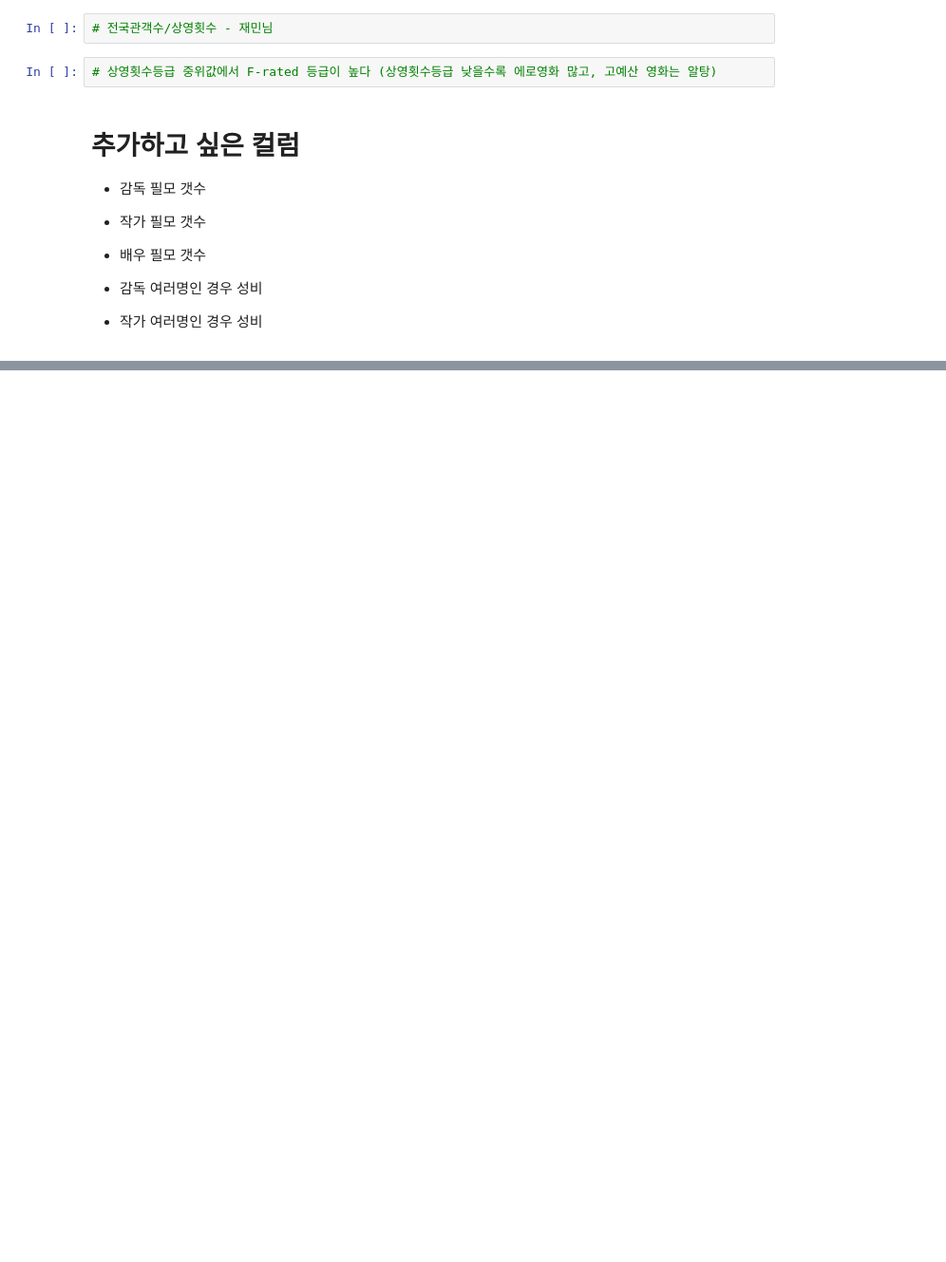
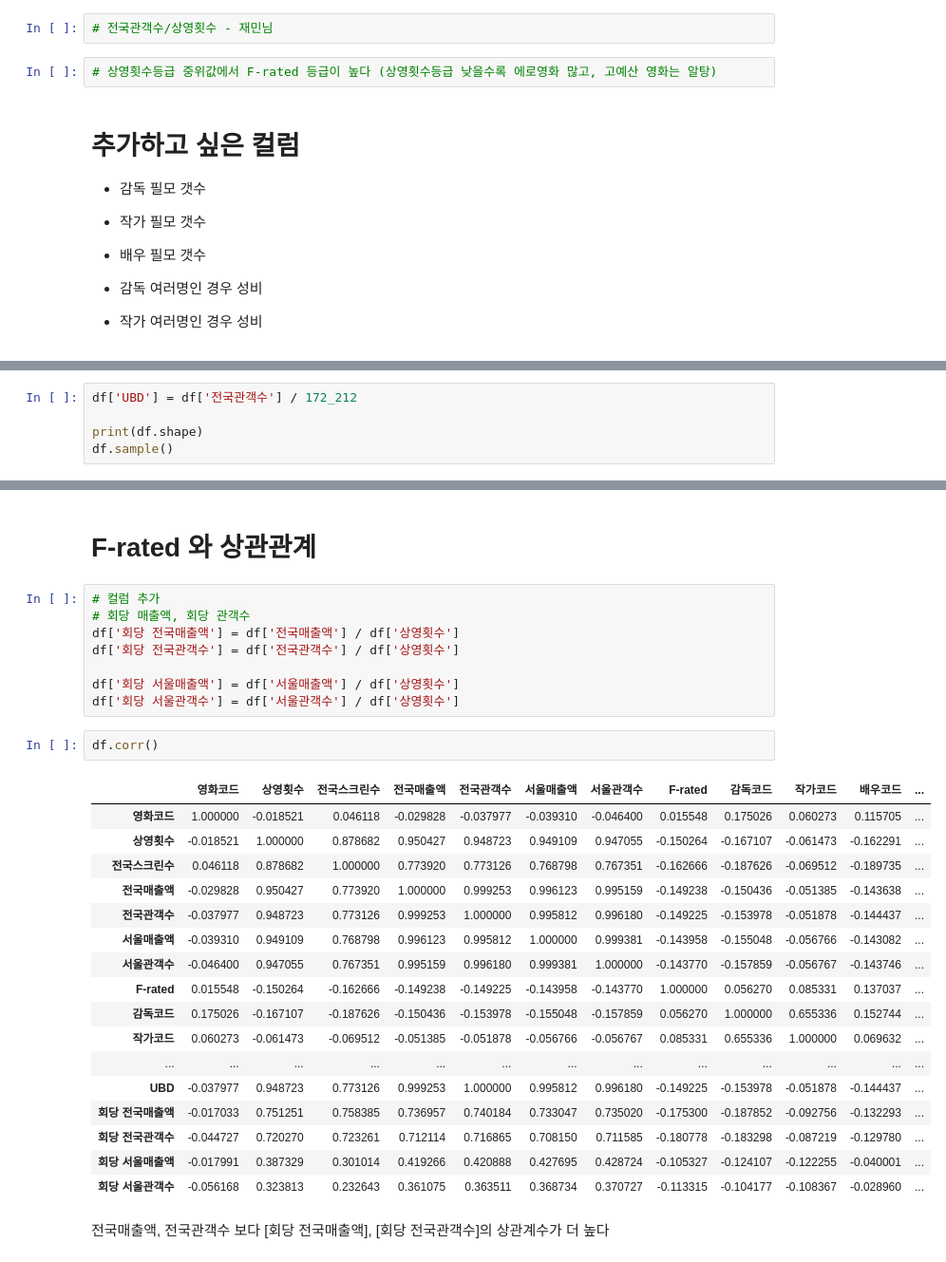
Before and after one commit to kim4pb/Female-led-Korean-Films, a Jupyter notebook: 03.ButterKnife/F-rated_성비_연도별_상영횟수등급.ipynb, the cells around one changed output, grey strips where cells are left out. Shown at 95% size. Drawn from its saved outputs; the diff is of its cells as text; blank space fills up the shorter version.

```diff
--- a/03.ButterKnife/F-rated_성비_연도별_상영횟수등급.ipynb
+++ b/03.ButterKnife/F-rated_성비_연도별_상영횟수등급.ipynb
@@ -913,0 +1124,5 @@ Index(['영화명', '영화코드', '개봉일', '대표국적', '국적', '장
+# %%
+df['UBD'] = df['전국관객수'] / 172_212
+
+print(df.shape)
+df.sample()
@@ -913,0 +1141,33 @@ Index(['영화명', '영화코드', '개봉일', '대표국적', '국적', '장
+# %% [markdown]
+# F-rated 와 상관관계
+# %%
+# 컬럼 추가
+# 회당 매출액, 회당 관객수
+df['회당 전국매출액'] = df['전국매출액'] / df['상영횟수']
+df['회당 전국관객수'] = df['전국관객수'] / df['상영횟수']
+
+df['회당 서울매출액'] = df['서울매출액'] / df['상영횟수']
+df['회당 서울관객수'] = df['서울관객수'] / df['상영횟수']
+# %%
+df.corr()
+# %% [output]
+|  | 영화코드 | 상영횟수 | 전국스크린수 | 전국매출액 | 전국관객수 | 서울매출액 | 서울관객수 | F-rated | 감독코드 | 작가코드 | 배우코드 | ... |
+| 영화코드 | 1.000000 | -0.018521 | 0.046118 | -0.029828 | -0.037977 | -0.039310 | -0.046400 | 0.015548 | 0.175026 | 0.060273 | 0.115705 | ... |
+| 상영횟수 | -0.018521 | 1.000000 | 0.878682 | 0.950427 | 0.948723 | 0.949109 | 0.947055 | -0.150264 | -0.167107 | -0.061473 | -0.162291 | ... |
+| 전국스크린수 | 0.046118 | 0.878682 | 1.000000 | 0.773920 | 0.773126 | 0.768798 | 0.767351 | -0.162666 | -0.187626 | -0.069512 | -0.189735 | ... |
+| 전국매출액 | -0.029828 | 0.950427 | 0.773920 | 1.000000 | 0.999253 | 0.996123 | 0.995159 | -0.149238 | -0.150436 | -0.051385 | -0.143638 | ... |
+| 전국관객수 | -0.037977 | 0.948723 | 0.773126 | 0.999253 | 1.000000 | 0.995812 | 0.996180 | -0.149225 | -0.153978 | -0.051878 | -0.144437 | ... |
+| 서울매출액 | -0.039310 | 0.949109 | 0.768798 | 0.996123 | 0.995812 | 1.000000 | 0.999381 | -0.143958 | -0.155048 | -0.056766 | -0.143082 | ... |
+| 서울관객수 | -0.046400 | 0.947055 | 0.767351 | 0.995159 | 0.996180 | 0.999381 | 1.000000 | -0.143770 | -0.157859 | -0.056767 | -0.143746 | ... |
+| F-rated | 0.015548 | -0.150264 | -0.162666 | -0.149238 | -0.149225 | -0.143958 | -0.143770 | 1.000000 | 0.056270 | 0.085331 | 0.137037 | ... |
+| 감독코드 | 0.175026 | -0.167107 | -0.187626 | -0.150436 | -0.153978 | -0.155048 | -0.157859 | 0.056270 | 1.000000 | 0.655336 | 0.152744 | ... |
+| 작가코드 | 0.060273 | -0.061473 | -0.069512 | -0.051385 | -0.051878 | -0.056766 | -0.056767 | 0.085331 | 0.655336 | 1.000000 | 0.069632 | ... |
+| ... | ... | ... | ... | ... | ... | ... | ... | ... | ... | ... | ... | ... |
+| UBD | -0.037977 | 0.948723 | 0.773126 | 0.999253 | 1.000000 | 0.995812 | 0.996180 | -0.149225 | -0.153978 | -0.051878 | -0.144437 | ... |
+| 회당 전국매출액 | -0.017033 | 0.751251 | 0.758385 | 0.736957 | 0.740184 | 0.733047 | 0.735020 | -0.175300 | -0.187852 | -0.092756 | -0.132293 | ... |
+| 회당 전국관객수 | -0.044727 | 0.720270 | 0.723261 | 0.712114 | 0.716865 | 0.708150 | 0.711585 | -0.180778 | -0.183298 | -0.087219 | -0.129780 | ... |
+| 회당 서울매출액 | -0.017991 | 0.387329 | 0.301014 | 0.419266 | 0.420888 | 0.427695 | 0.428724 | -0.105327 | -0.124107 | -0.122255 | -0.040001 | ... |
+| 회당 서울관객수 | -0.056168 | 0.323813 | 0.232643 | 0.361075 | 0.363511 | 0.368734 | 0.370727 | -0.113315 | -0.104177 | -0.108367 | -0.028960 | ... |
+# %% [markdown]
+전국매출액, 전국관객수 보다
+[회당 전국매출액], [회당 전국관객수]의 상관계수가 더 높다
```
Also changed, not shown: parts of 81 cells of this notebook.
